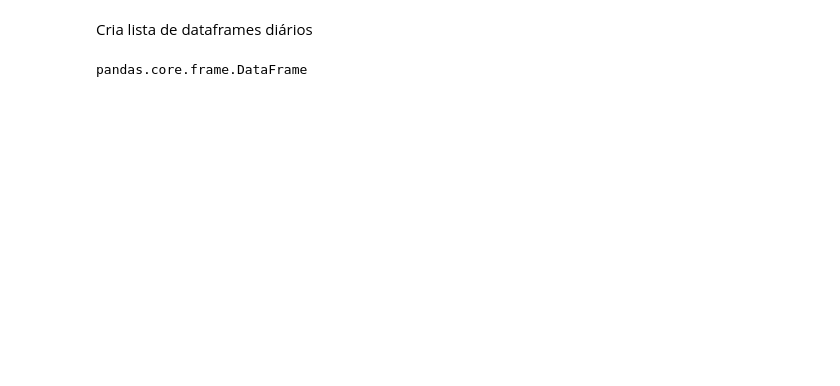
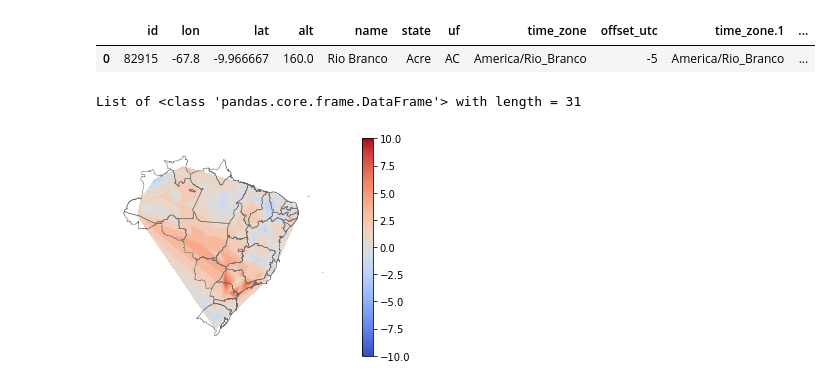
Before and after one commit to andrefellipe/ccd, a Jupyter notebook: maps.ipynb, the cells around one changed output. Drawn from its saved outputs; the diff is of its cells as text; code cells hidden in the pictures; blank space fills up the shorter version.

```diff
--- a/maps.ipynb
+++ b/maps.ipynb
@@ -57,5 +29,10 @@ df
 # %%
 df = pd.merge(stations_df, inmetr_df, on='id')
+
+df.head(1)
+# %% [output]
+|  | id | lon | lat | alt | name | state | uf | time_zone | offset_utc | time_zone.1 | ... |
+| 0 | 82915 | -67.8 | -9.966667 | 160.0 | Rio Branco | Acre | AC | America/Rio_Branco | -5 | America/Rio_Branco | ... |
 # %%
 !wget -q "https://biogeo.ucdavis.edu/data/gadm3.6/shp/gadm36_BRA_shp.zip"
 !unzip -qq -u gadm36_BRA_shp.zip
@@ -64,6 +41,4 @@ br = gpd.read_file('gadm36_BRA_1.shp') # 0=país, 1=estado, 2=cidade
 # %%
 df_sorted = df.sort_values(by=['date'])
 df_08 = df_sorted[(df_sorted['date'] >= '08-01') & (df_sorted['date'] <= '08-31')]
-# %% [markdown]
-Cria lista de dataframes diários
 # %%
@@ -70,0 +48,4 @@ lst_08 = [v for k, v in df_08.groupby('date')]
+# %%
+print("List of", type(lst_08[0]), "with length =", len(lst_08))
+# %% [output]
+List of <class 'pandas.core.frame.DataFrame'> with length = 31
@@ -71,4 +63,21 @@ lst_08 = [v for k, v in df_08.groupby('date')]
 # %%
-type(lst_08[0])
+df_i_ = lst_08[0]
-# %% [output]
-pandas.core.frame.DataFrame
+# %%
+var = "tair"
+df_i_ = df_i_[df_i_[var] == df_i_[var]]
+lons = df_i_["lon"].to_numpy()[:]
+lats = df_i_["lat"].to_numpy()[:]
+data = df_i_[var].to_numpy()[:]
+
+fig = plt.figure("Temperatura do ar")
+ax = plt.axes(projection=ccrs.Miller())
+fig.add_axes(ax)
+lb = -10; ub = 10; lv = 20 # lower bound, upper bound,levels
+plt.tricontourf(lons, lats, data, np.linspace(lb, ub, lv),
+                cmap="coolwarm", extend="both")
+gplt.polyplot(br, edgecolor="dimgray", linewidth=0.5, zorder=1, ax=ax)
+plt.colorbar(ScalarMappable(norm=Normalize(lb, ub), cmap="coolwarm"), ax=ax)
+plt.show()
+# plt.savefig("fig/" + str("{:03d}".format(0)) + ".png", dpi=150)
+# %% [output]
+[figure, added]
```
Also changed, not shown: parts of 17 cells of this notebook.
